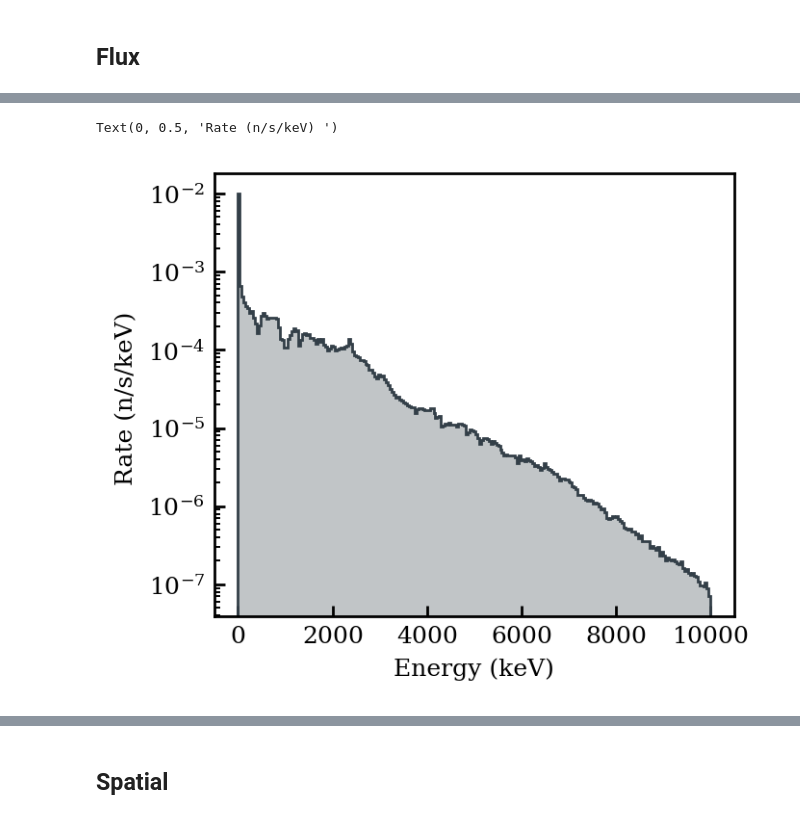
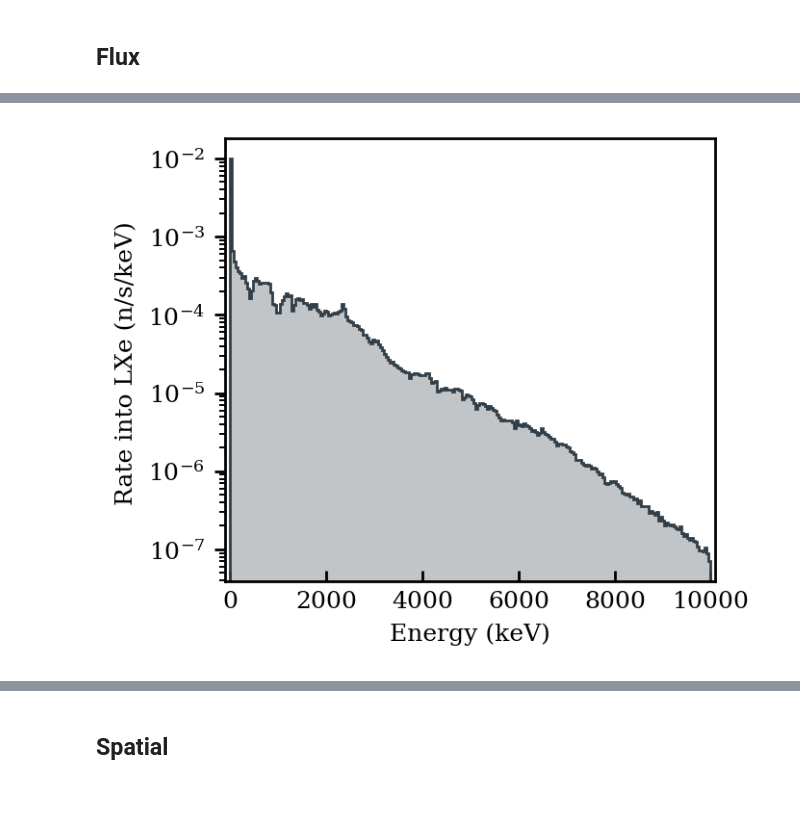
Before and after one commit to B-Koberg/XeSim, a Jupyter notebook: notebooks/Analysis_Plots.ipynb, the cells around one changed output, grey strips where cells are left out. Drawn from its saved outputs; the diff is of its cells as text; code cells hidden in the pictures.

```diff
--- a/notebooks/Analysis_Plots.ipynb
+++ b/notebooks/Analysis_Plots.ipynb
@@ -616,13 +639,16 @@ Text(0, 0.5, 'Probability (%)')
 # %%
 hist_vals_rate = hist_vals_norm * rates
 
 plt.hist(bins[:-1], bins=bins, weights=hist_vals_rate , histtype='step', color=xps.colors['graphit'])
 plt.hist(bins[:-1], bins=bins, weights=hist_vals_rate , histtype='stepfilled', color=xps.colors['graphit'], alpha=0.3)
 
 plt.yscale('log')
 plt.xlabel('Energy (keV)')
-plt.ylabel('Rate (n/s/keV) ')
+plt.ylabel('Rate into LXe (n/s/keV) ')
+b=100
+plt.xlim(-b, 10000+b)
+plt.tick_params(axis='y', direction='out', which='both')
+plt.savefig(f"/home/b/bkoberg/AGW_LowRad/home/bkoberg/XeSim/notebooks/Pictures/4_7e82d44/NoAbsorber/10cm/rate.pdf")
 # %% [output]
-Text(0, 0.5, 'Rate (n/s/keV) ')
-[figure, old version]
+[figure, new version]
 # %%
```
Also changed, not shown: parts of 6 cells of this notebook, 23 other files.
